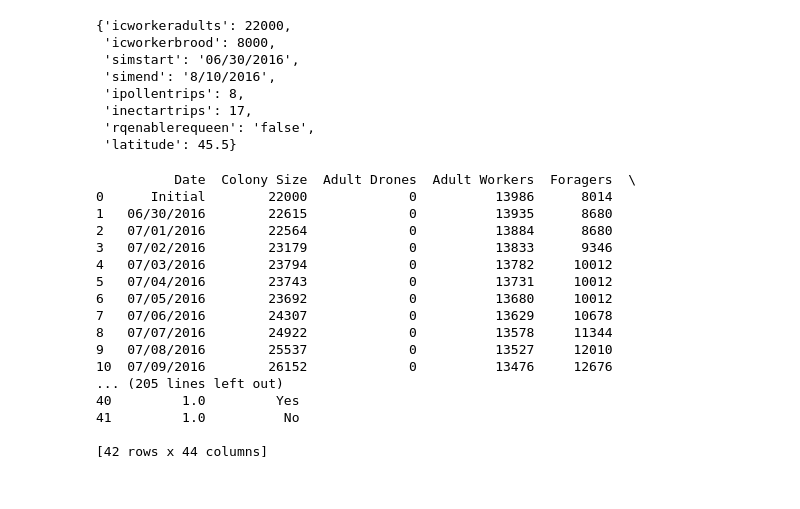
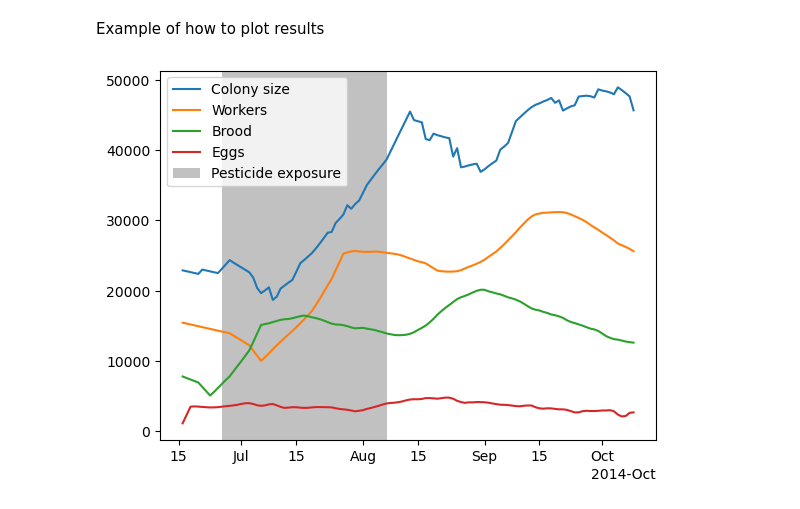
Before and after one commit to USEPA/pybeepop, a Jupyter notebook: pybeepop_test.ipynb, the cells around one changed output. Cells and saved outputs as stored; diff of their text form; code cells hidden in the pictures.

Commit message:
add test files and test notebook

```diff
--- a/pybeepop_test.ipynb
+++ b/pybeepop_test.ipynb
@@ -11,0 +10,2 @@ from timeit import default_timer as timer
+# %%
+beepop = PyBeePop(verbose=True)
@@ -12,17 +16,16 @@ from timeit import default_timer as timer
 # %%
+# Define inputs and file paths
 START_DATE = '06/16/2014'
 END_DATE = '10/10/2014'
-params = {"ICWorkerAdults": 23000, "ICWorkerBrood": 8000, "SimStart": START_DATE, "SimEnd": END_DATE,
-        'IPollenTrips': 8, 'INectarTrips': 17, 'RQEnableReQueen': 'false', }#"Latitude": 42.2}
-weather = os.path.abspath('test_data/test_weather.txt')
-print(weather)
-#input_file = os.path.abspath('test_data/InputFileFromFeeding_Study_2.txt')
-input_file = os.path.abspath('test_data/defaults_dinote2.txt')
-pesticide_file = os.path.abspath('test_data/NutrientContaminationFile.txt')
-lib_file = os.path.abspath('liblibvpop_rhel8.so')
-beepop = PyBeePop(lib_file, verbose=True)
+run_parameters = {"ICWorkerAdults": 23000, "ICWorkerBrood": 8000, "SimStart": START_DATE, "SimEnd": END_DATE,
+        'IPollenTrips': 8, 'INectarTrips': 17}
+weather = os.path.abspath('test_data/cedar_grove_NC_weather.txt')
+parameter_file = os.path.abspath('test_data/example_parameters.txt')
+residue_file = os.path.abspath('test_data/example_residue_file.txt')
+
+# Load inputs into BeePop+
 beepop.load_weather(weather)
-beepop.load_input_file(input_file)
-beepop.set_parameters(params)
-#beepop.load_contamination_file(pesticide_file)
+beepop.load_parameter_file(parameter_file)
+beepop.set_parameters(run_parameters)
+beepop.load_residue_file(residue_file)
 # %% [output]
@@ -95,32 +80,0 @@ Updated parameters
-# %%
-beepop.get_parameters()
-# %% [output]
-{'icworkeradults': 22000,
- 'icworkerbrood': 8000,
- 'simstart': '06/30/2016',
- 'simend': '8/10/2016',
- 'ipollentrips': 8,
- 'inectartrips': 17,
- 'rqenablerequeen': 'false',
- 'latitude': 45.5}
-# %%
-results = beepop.run_model()
-print(results)
-# %% [output]
-          Date  Colony Size  Adult Drones  Adult Workers  Foragers  \
-0      Initial        22000             0          13986      8014
-1   06/30/2016        22615             0          13935      8680
-2   07/01/2016        22564             0          13884      8680
-3   07/02/2016        23179             0          13833      9346
-4   07/03/2016        23794             0          13782     10012
-5   07/04/2016        23743             0          13731     10012
-6   07/05/2016        23692             0          13680     10012
-7   07/06/2016        24307             0          13629     10678
-8   07/07/2016        24922             0          13578     11344
-9   07/08/2016        25537             0          13527     12010
-10  07/09/2016        26152             0          13476     12676
-... (205 lines left out)
-40         1.0         Yes
-41         1.0          No
-
-[42 rows x 44 columns]
@@ -139,0 +81,15 @@ print('Thread memory usage max: {} bytes'.format(max_mem))
+# %% [markdown]
+Example of how to plot results
+# %%
+results_trimmed = results.iloc[1:,:].set_index('Date') # drop 'Initial' row
+results_trimmed.index= pd.DatetimeIndex(results_trimmed.index) # make a DateTimeIndex
+plt.plot(results_trimmed.index, results_trimmed["Colony Size"], label='Colony size')
+plt.plot(results_trimmed.index, results_trimmed["Adult Workers"], label='Workers')
+plt.plot(results_trimmed.index, results_trimmed["Capped Worker Brood"], label='Brood')
+plt.plot(results_trimmed.index, results_trimmed["Worker Eggs"], label='Eggs')
+plt.axvspan('2014-06-26', '2014-08-07',facecolor='0.2', alpha=0.3, label = "Pesticide exposure")
+plt.legend()
+ax = plt.gca()
+ax.xaxis.set_major_formatter(mdates.ConciseDateFormatter(ax.xaxis.get_major_locator()))
+# %% [output]
+[figure, added]
```
Also changed, not shown: parts of 14 cells of this notebook, 3 other files.
